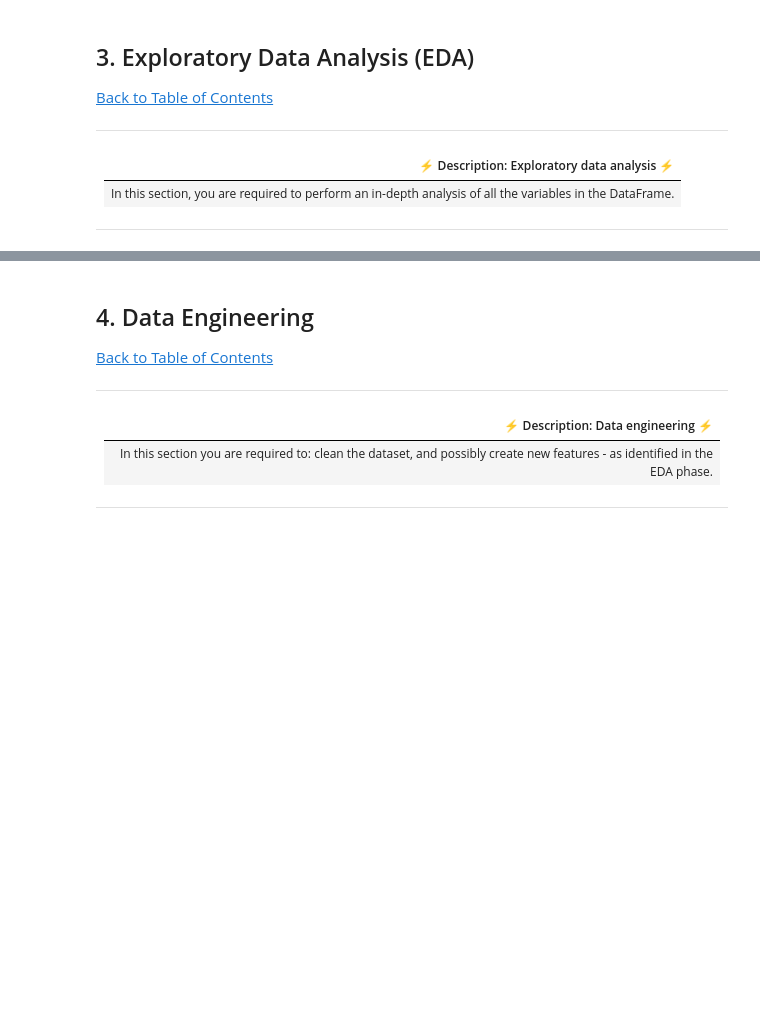
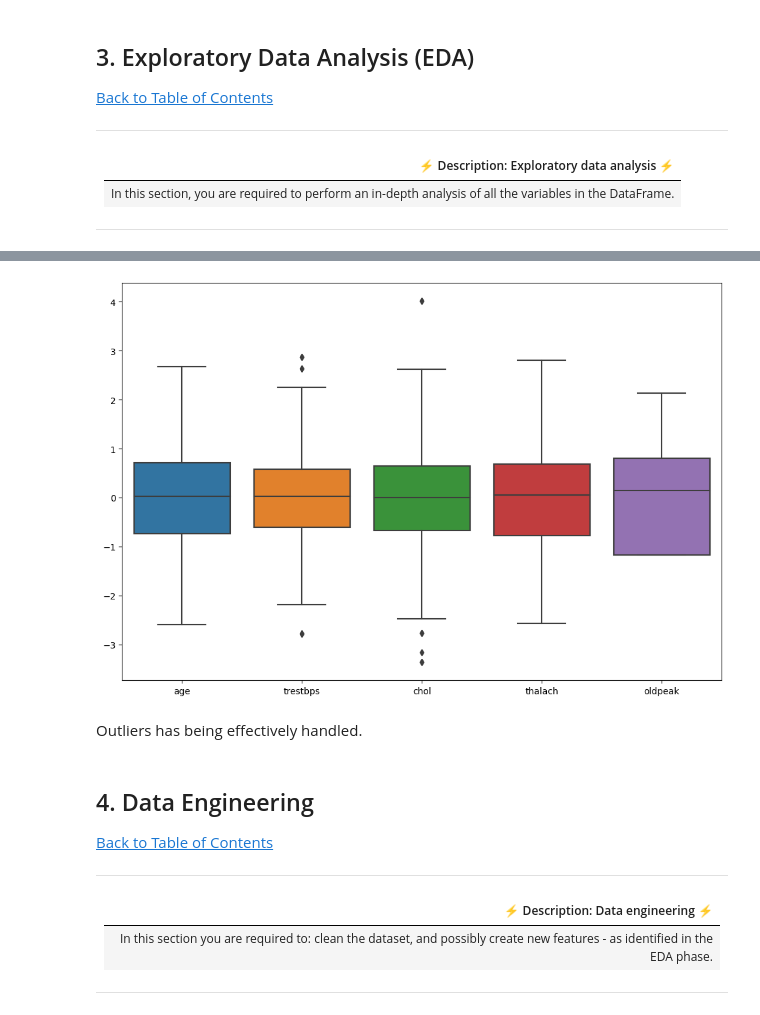
Before and after one commit to Johnnysnipes90/Datascience-Projects, a Jupyter notebook: Notebook.ipynb, the cells around one changed output, grey strips where cells are left out. Cells and saved outputs as stored; diff of their text form; code cells hidden in the pictures; blank space fills up the shorter version.

```diff
--- a/Notebook.ipynb
+++ b/Notebook.ipynb
@@ -429,3 +583,11 @@ df_combined.duplicated().sum()
+# %%
+plt.figure(figsize=(12, 8))
+sns.boxplot(data=df_corrected_yeo_johnson[['age', 'trestbps', 'chol', 'thalach', 'oldpeak']])
+plt.show()
+# %% [output]
+[figure, added]
+# %% [markdown]
+Outliers has being effectively handled.
 # %% [markdown]
 <a id="four"></a>
 ## 4. Data Engineering
```
Also changed, not shown: parts of 25 cells of this notebook.
